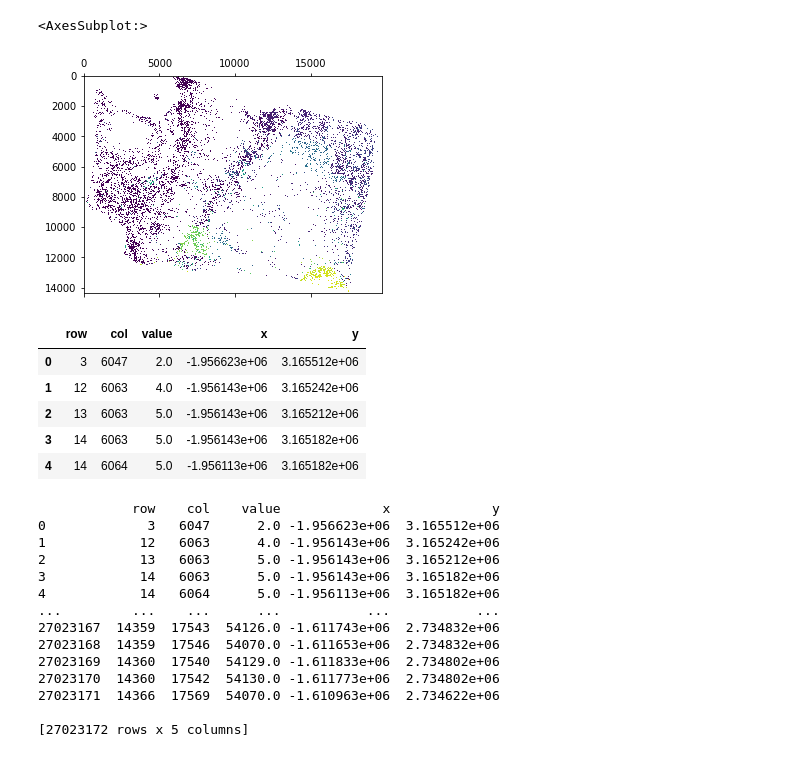
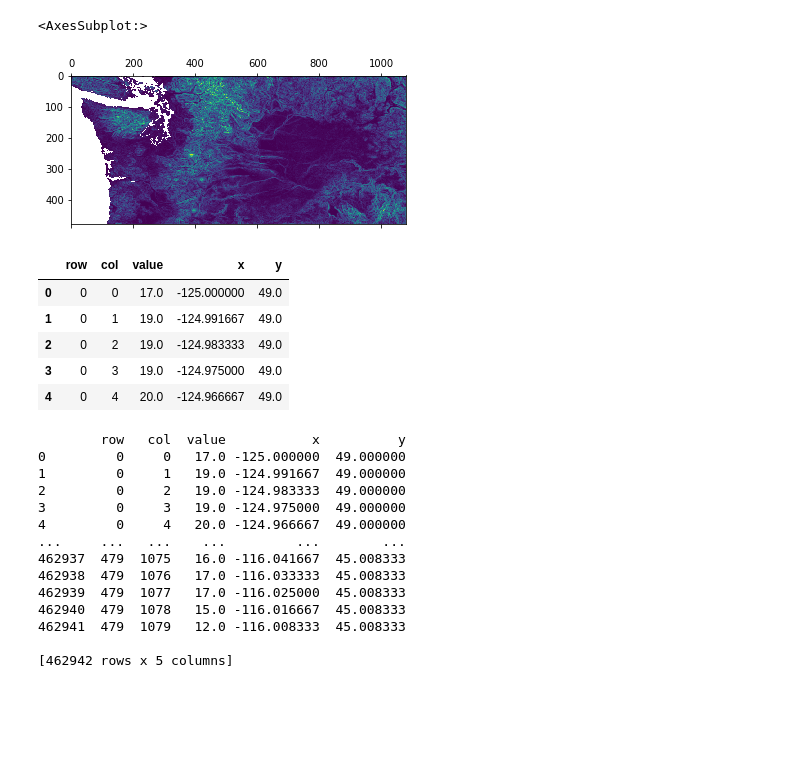
Before and after one commit to Negative-Carbon-Reforestation-Project/data-analysis, a Jupyter notebook: tif-raster-test-import/TestIimportGeoData.ipynb, the cells around one changed output. Saved outputs shown, nothing was run; the diff lists cells and outputs as text; code cells hidden in the pictures; blank space fills up the shorter version.

```diff
--- a/tif-raster-test-import/TestIimportGeoData.ipynb
+++ b/tif-raster-test-import/TestIimportGeoData.ipynb
@@ -1,38 +1,38 @@
 # %%
 import pandas as pd
 import geopandas as gpd
 import georasters as gr
 
-total_opp = gr.from_file("WA_total_opportunity.tif")
+total_opp = gr.from_file("wa_slope.tif")
 
 total_opp.plot()
 # %% [output]
 <AxesSubplot:>
-[figure, old version]
+[figure, new version]
 # %%
 total_opp = total_opp.to_pandas()
 total_opp.head()
 # %% [output]
 |  | row | col | value | x | y |
-| 0 | 3 | 6047 | 2.0 | -1.956623e+06 | 3.165512e+06 |
-| 1 | 12 | 6063 | 4.0 | -1.956143e+06 | 3.165242e+06 |
-| 2 | 13 | 6063 | 5.0 | -1.956143e+06 | 3.165212e+06 |
-| 3 | 14 | 6063 | 5.0 | -1.956143e+06 | 3.165182e+06 |
-| 4 | 14 | 6064 | 5.0 | -1.956113e+06 | 3.165182e+06 |
+| 0 | 0 | 0 | 17.0 | -125.000000 | 49.0 |
+| 1 | 0 | 1 | 19.0 | -124.991667 | 49.0 |
+| 2 | 0 | 2 | 19.0 | -124.983333 | 49.0 |
+| 3 | 0 | 3 | 19.0 | -124.975000 | 49.0 |
+| 4 | 0 | 4 | 20.0 | -124.966667 | 49.0 |
 # %%
 print(total_opp)
 # %% [output]
-            row    col    value             x             y
-0             3   6047      2.0 -1.956623e+06  3.165512e+06
-1            12   6063      4.0 -1.956143e+06  3.165242e+06
-2            13   6063      5.0 -1.956143e+06  3.165212e+06
-3            14   6063      5.0 -1.956143e+06  3.165182e+06
-4            14   6064      5.0 -1.956113e+06  3.165182e+06
-...         ...    ...      ...           ...           ...
-27023167  14359  17543  54126.0 -1.611743e+06  2.734832e+06
-27023168  14359  17546  54070.0 -1.611653e+06  2.734832e+06
-27023169  14360  17540  54129.0 -1.611833e+06  2.734802e+06
-27023170  14360  17542  54130.0 -1.611773e+06  2.734802e+06
-27023171  14366  17569  54070.0 -1.610963e+06  2.734622e+06
+        row   col  value           x          y
+0         0     0   17.0 -125.000000  49.000000
+1         0     1   19.0 -124.991667  49.000000
+2         0     2   19.0 -124.983333  49.000000
+3         0     3   19.0 -124.975000  49.000000
+4         0     4   20.0 -124.966667  49.000000
+...     ...   ...    ...         ...        ...
+462937  479  1075   16.0 -116.041667  45.008333
+462938  479  1076   17.0 -116.033333  45.008333
+462939  479  1077   17.0 -116.025000  45.008333
+462940  479  1078   15.0 -116.016667  45.008333
+462941  479  1079   12.0 -116.008333  45.008333
 
-[27023172 rows x 5 columns]
+[462942 rows x 5 columns]
```
Also changed, not shown: 1 other file.
